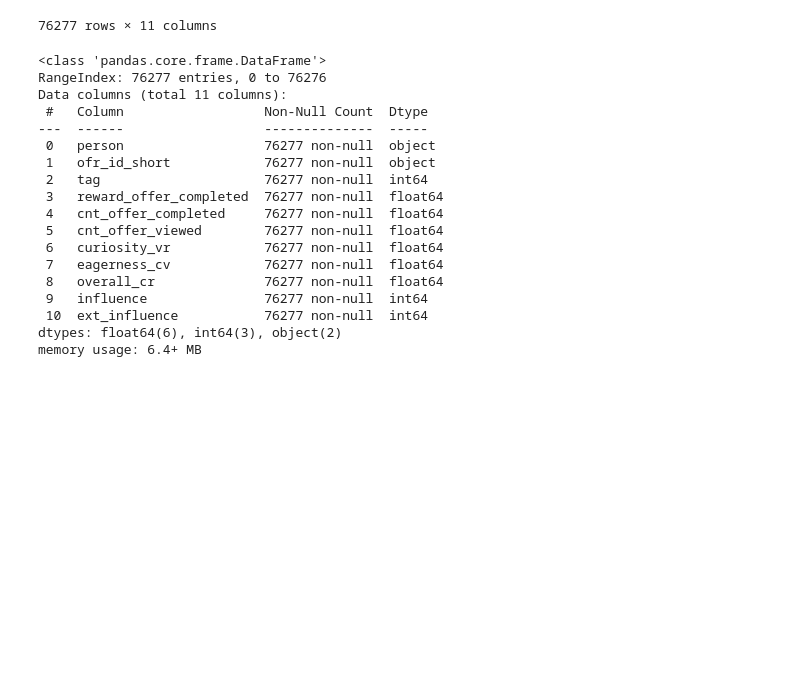
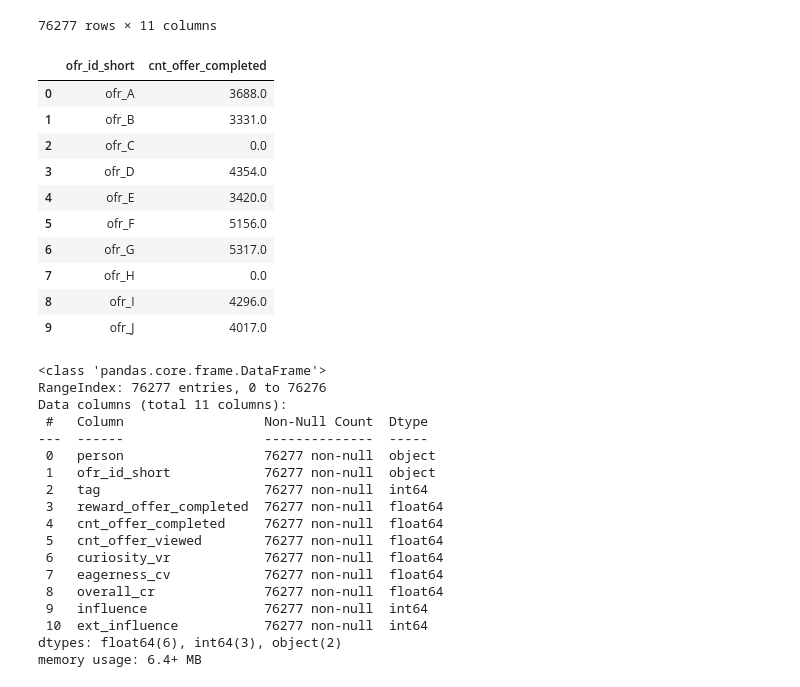
Before and after one commit to Niltonjuniorphd/Starbucks_project, a Jupyter notebook: Starbucks_Capstone_notebook_personal.ipynb, the cells around one changed output. Cells and saved outputs as stored; diff of their text form; code cells hidden in the pictures; blank space fills up the shorter version.

```diff
--- a/Starbucks_Capstone_notebook_personal.ipynb
+++ b/Starbucks_Capstone_notebook_personal.ipynb
@@ -806,6 +809,20 @@ unique_event_features
 | 76275 | ffff82501cea40309d5fdd7edcca4a07 | ofr_J | 1 | 2.0 | 1.0 | 1.0 | ... |
 | 76276 | ffff82501cea40309d5fdd7edcca4a07 | ofr_J | 2 | 2.0 | 1.0 | 1.0 | ... |
 76277 rows × 11 columns
+# %%
+unique_event_features.groupby('ofr_id_short')['cnt_offer_completed'].sum().reset_index()
+# %% [output]
+|  | ofr_id_short | cnt_offer_completed |
+| 0 | ofr_A | 3688.0 |
+| 1 | ofr_B | 3331.0 |
+| 2 | ofr_C | 0.0 |
+| 3 | ofr_D | 4354.0 |
+| 4 | ofr_E | 3420.0 |
+| 5 | ofr_F | 5156.0 |
+| 6 | ofr_G | 5317.0 |
+| 7 | ofr_H | 0.0 |
+| 8 | ofr_I | 4296.0 |
+| 9 | ofr_J | 4017.0 |
 # %%
 unique_event_features.info()
 # %% [output]
```
Also changed, not shown: parts of 1 cell of this notebook, 19 other files.
